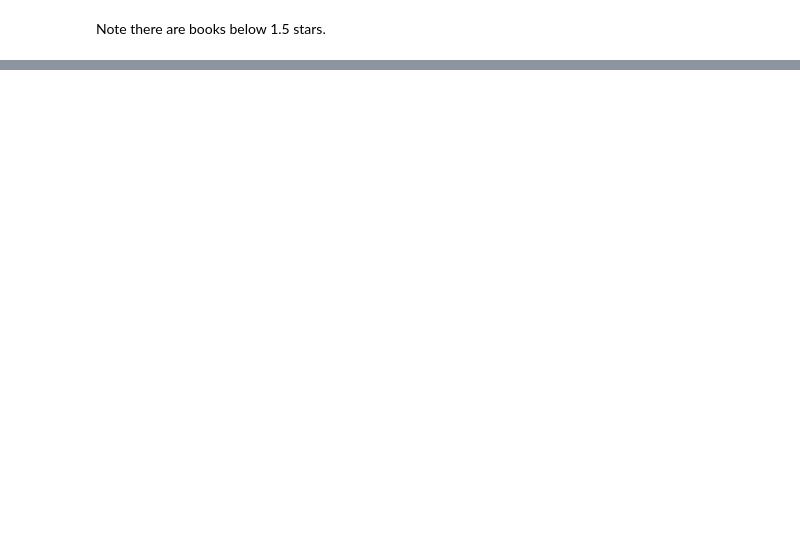
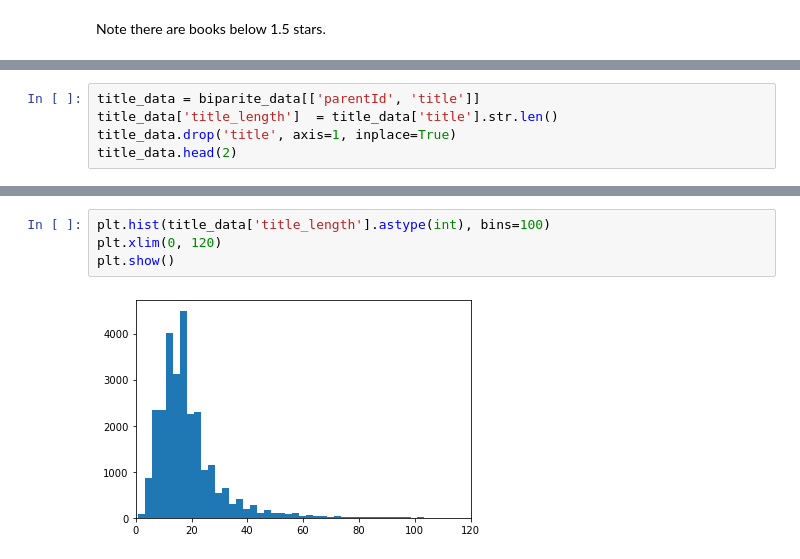
Before and after one commit to com-480-data-visualization/datavis-project-2022-team_philippe, a Jupyter notebook: data_processing.ipynb, the cells around one changed output, grey strips where cells are left out. Drawn from its saved outputs; the diff is of its cells as text; blank space fills up the shorter version.

```diff
--- a/data_processing.ipynb
+++ b/data_processing.ipynb
@@ -734,0 +889,5 @@ biparite_data.to_csv(path_or_buf='./website/data/biparite_ratings.csv', index=Fa
+# %%
+title_data = biparite_data[['parentId', 'title']]
+title_data['title_length']  = title_data['title'].str.len()
+title_data.drop('title', axis=1, inplace=True)
+title_data.head(2)
@@ -734,0 +907,6 @@ biparite_data.to_csv(path_or_buf='./website/data/biparite_ratings.csv', index=Fa
+# %%
+plt.hist(title_data['title_length'].astype(int), bins=100)
+plt.xlim(0, 120)
+plt.show()
+# %% [output]
+[figure, added]
```
Also changed, not shown: parts of 42 cells of this notebook, 9 other files.
